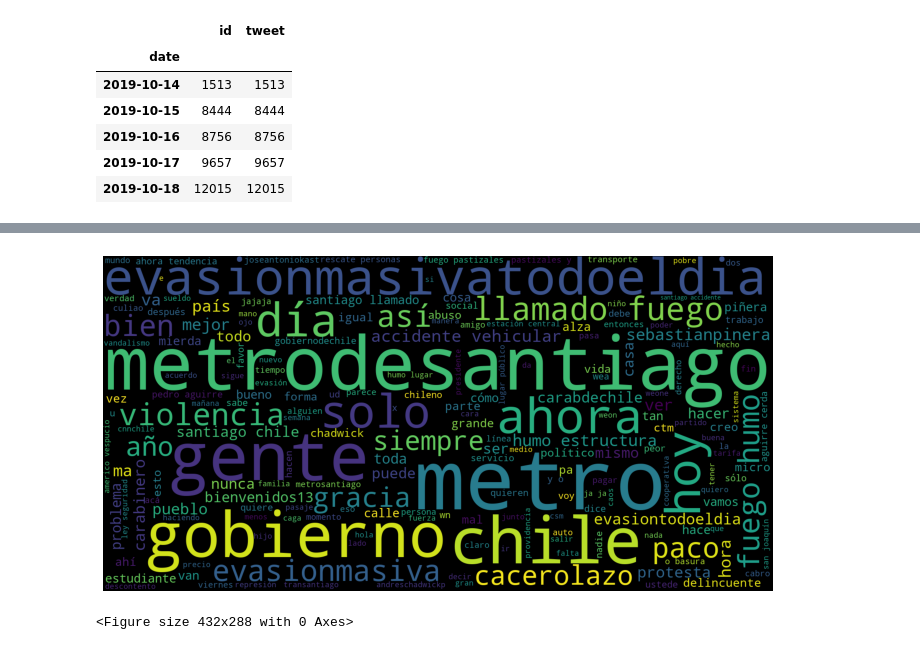
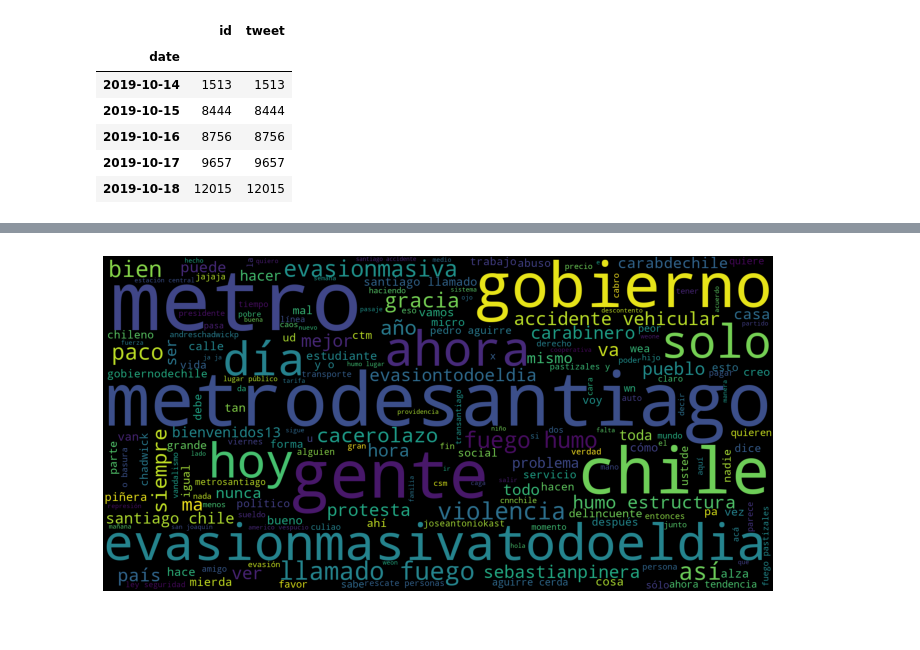
Before and after one commit to jignaciocastro8/data-project, a Jupyter notebook: tweets_data_review.ipynb, the cells around one changed output, grey strips where cells are left out. Saved outputs shown, nothing was run; the diff lists cells and outputs as text; code cells hidden in the pictures.

```diff
--- a/tweets_data_review.ipynb
+++ b/tweets_data_review.ipynb
@@ -71,12 +57,4 @@ for w in estallido_list:
-# %%
-# final data
-final_data = ' '.join(final_data)
-wordcloud = WordCloud(width=1600, height=800, max_font_size=200, background_color="black").generate(final_data)
-plt.figure(figsize=(12,10))
-plt.imshow(wordcloud)
-plt.axis("off")
-plt.show()
-plt.savefig('imgs/wordcloud_estallido.png')
-# %% [output]
-[figure, removed]
-<Figure size 432x288 with 0 Axes>
+# %%
+wordcloud_tweets(estallido, 'imgs/wordcloud_santiago_estallido1')
+# %% [output]
+[figure, added]
```
Also changed, not shown: parts of 11 cells of this notebook, 11 other files.
